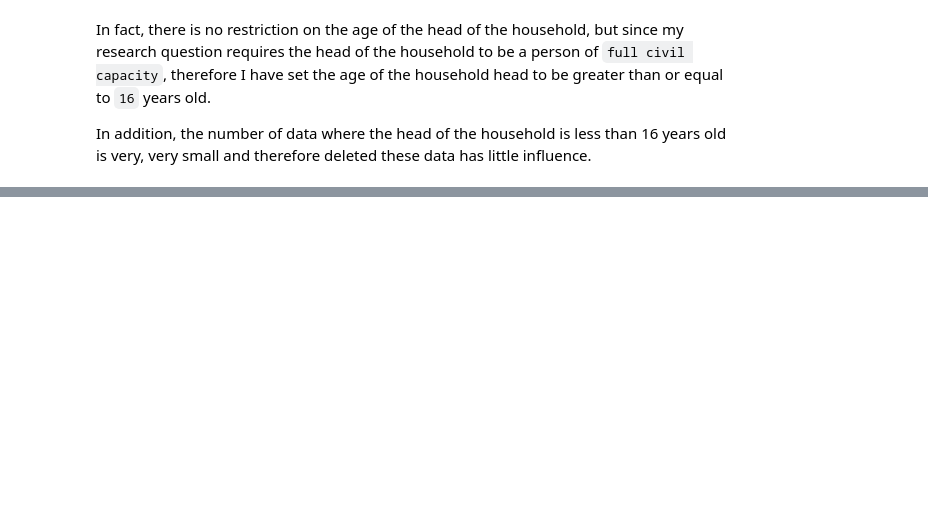
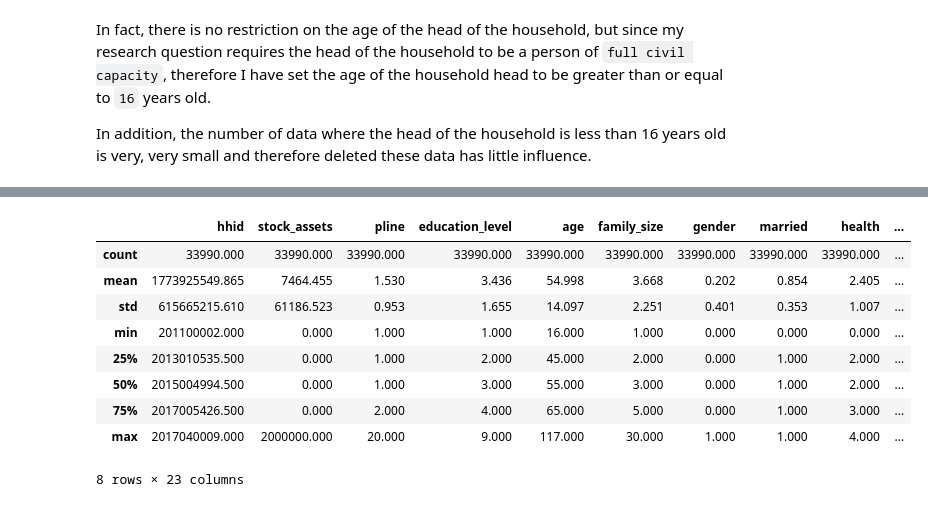
Before and after one commit to chechen0904/credit-constraints, a Jupyter notebook: code/python/process_data.ipynb, the cells around one changed output, grey strips where cells are left out. Saved outputs shown, nothing was run; the diff lists cells and outputs as text; code cells hidden in the pictures; blank space fills up the shorter version.

```diff
--- a/code/python/process_data.ipynb
+++ b/code/python/process_data.ipynb
@@ -255,3 +262,7 @@ data = data.drop(data[data['share_of_stock_asset'] > 100].index)
+# %%
+#Rename the following variables
+data.rename(columns = {'family_member_number': 'family_size',
+                      'stock_values': 'stock_assets'}, inplace = True)
 # %%
 len(data)
 # %% [output]
@@ -259,3 +270,16 @@ len(data)
+# %%
+data.describe()
+# %% [output]
+|  | hhid | stock_assets | pline | education_level | age | family_size | gender | married | health | ... |
+| count | 33990.000 | 33990.000 | 33990.000 | 33990.000 | 33990.000 | 33990.000 | 33990.000 | 33990.000 | 33990.000 | ... |
+| mean | 1773925549.865 | 7464.455 | 1.530 | 3.436 | 54.998 | 3.668 | 0.202 | 0.854 | 2.405 | ... |
+| std | 615665215.610 | 61186.523 | 0.953 | 1.655 | 14.097 | 2.251 | 0.401 | 0.353 | 1.007 | ... |
+| min | 201100002.000 | 0.000 | 1.000 | 1.000 | 16.000 | 1.000 | 0.000 | 0.000 | 0.000 | ... |
+| 25% | 2013010535.500 | 0.000 | 1.000 | 2.000 | 45.000 | 2.000 | 0.000 | 1.000 | 2.000 | ... |
+| 50% | 2015004994.500 | 0.000 | 1.000 | 3.000 | 55.000 | 3.000 | 0.000 | 1.000 | 2.000 | ... |
+| 75% | 2017005426.500 | 0.000 | 2.000 | 4.000 | 65.000 | 5.000 | 0.000 | 1.000 | 3.000 | ... |
+| max | 2017040009.000 | 2000000.000 | 20.000 | 9.000 | 117.000 | 30.000 | 1.000 | 1.000 | 4.000 | ... |
+8 rows × 23 columns
 # %%
 #Export data
 data.to_csv(inputdir + 'processed_chfs_data.csv', index=False)
```
Also changed, not shown: parts of 21 cells of this notebook, 2 other files.
